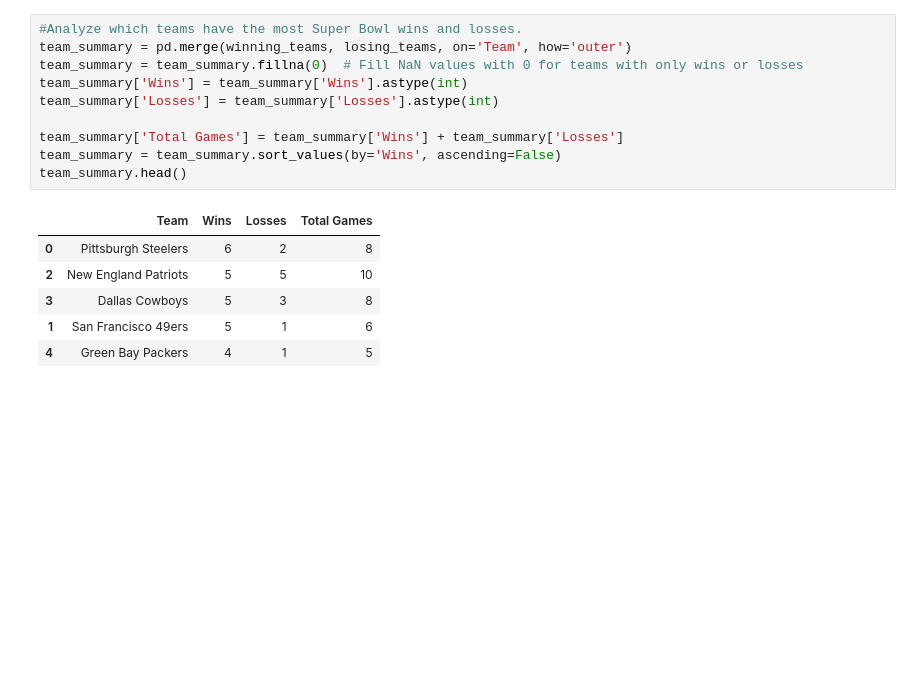
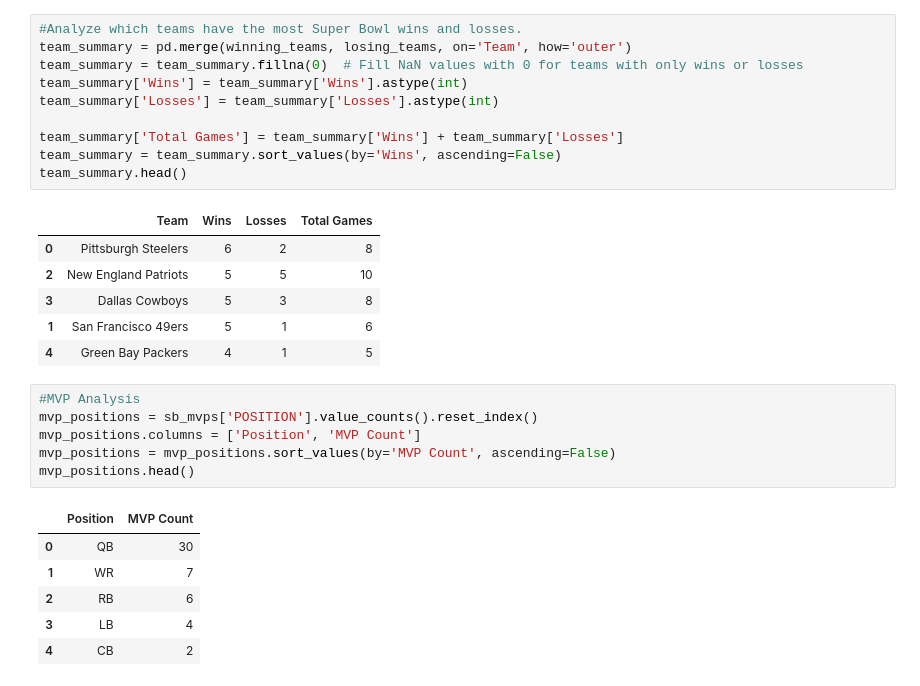
Before and after one commit to FergusSteel/datafest-hackathon, a Jupyter notebook: kyle.ipynb, the cells around one changed output. Drawn from its saved outputs; the diff is of its cells as text; blank space fills up the shorter version.

```diff
--- a/kyle.ipynb
+++ b/kyle.ipynb
@@ -92,3 +92,16 @@ team_summary.head()
 | 3 | Dallas Cowboys | 5 | 3 | 8 |
 | 1 | San Francisco 49ers | 5 | 1 | 6 |
 | 4 | Green Bay Packers | 4 | 1 | 5 |
+# %%
+#MVP Analysis
+mvp_positions = sb_mvps['POSITION'].value_counts().reset_index()
+mvp_positions.columns = ['Position', 'MVP Count']
+mvp_positions = mvp_positions.sort_values(by='MVP Count', ascending=False)
+mvp_positions.head()
+# %% [output]
+|  | Position | MVP Count |
+| 0 | QB | 30 |
+| 1 | WR | 7 |
+| 2 | RB | 6 |
+| 3 | LB | 4 |
+| 4 | CB | 2 |
```
Also changed, not shown: parts of 1 cell of this notebook, 1 other file.
